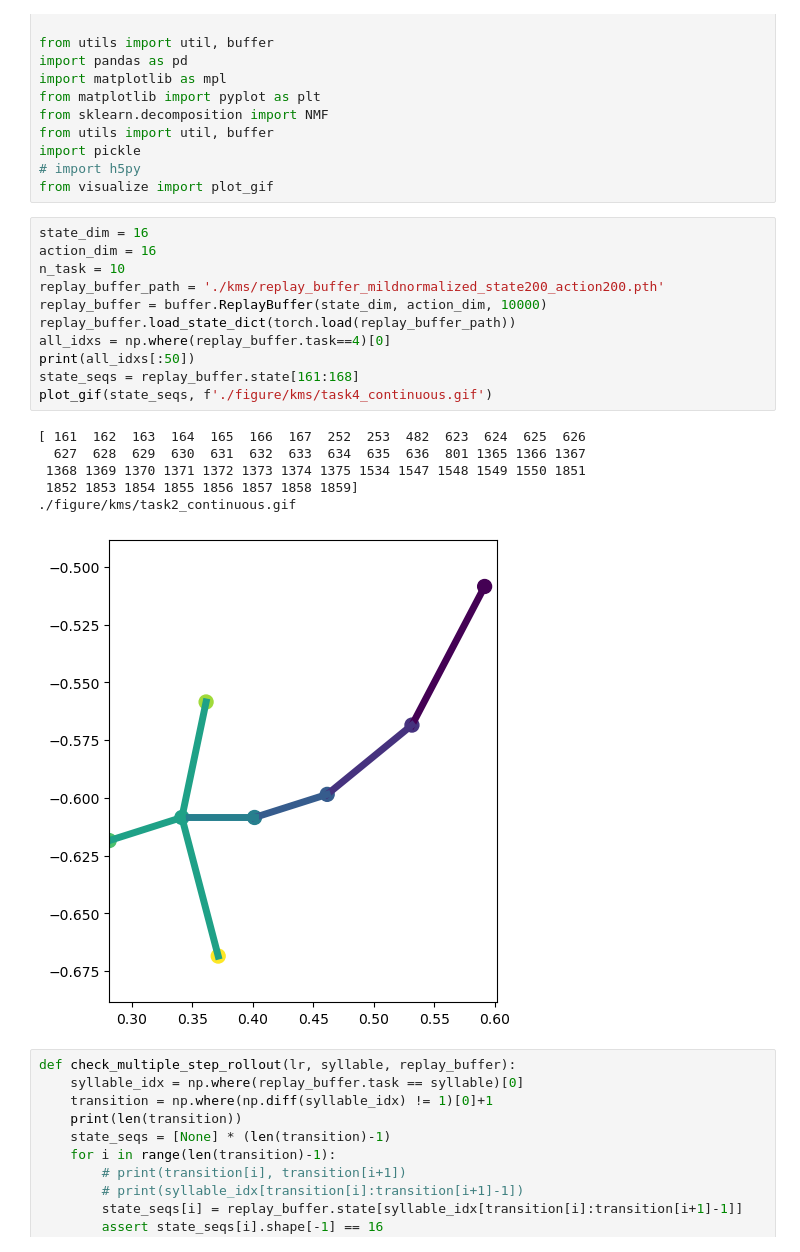
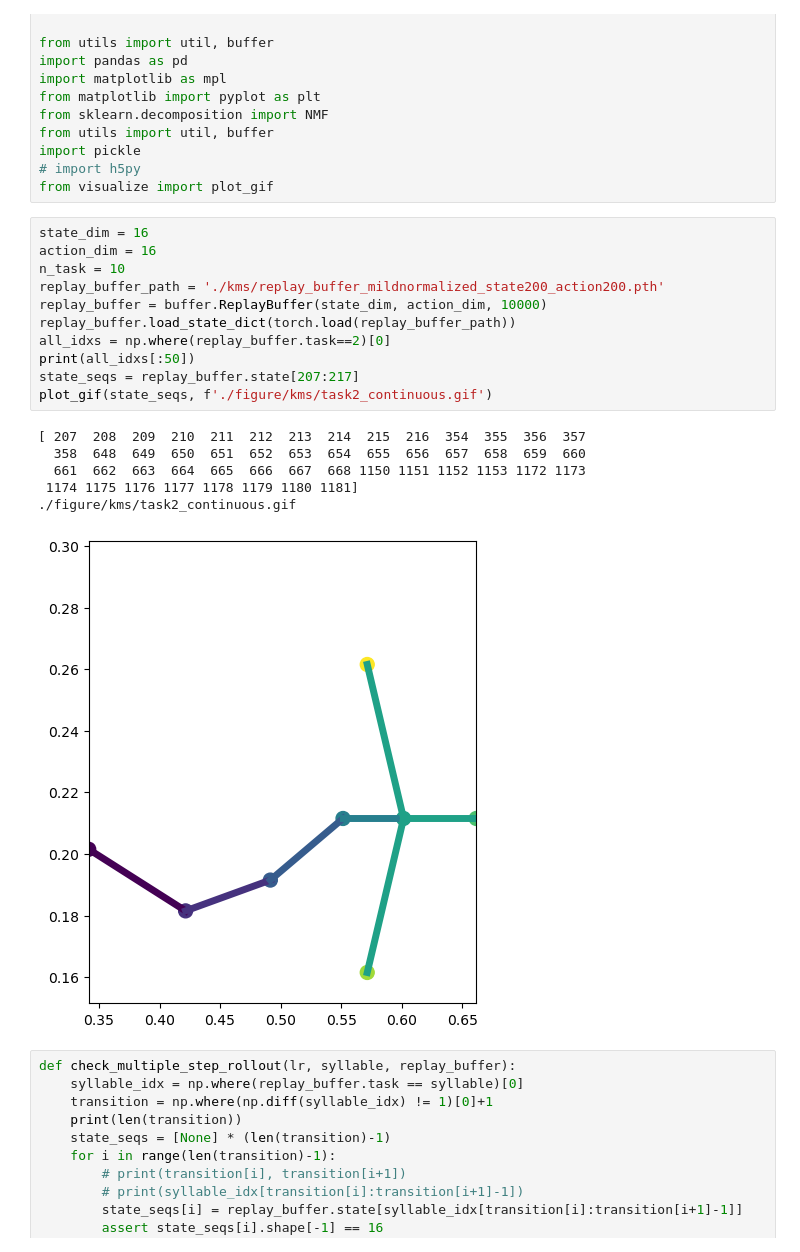
Before and after one commit to G1NO3/Rat7m-SPEDER, a Jupyter notebook: simulation.ipynb, the cells around one changed output. Saved outputs shown, nothing was run; the diff lists cells and outputs as text.

```diff
--- a/simulation.ipynb
+++ b/simulation.ipynb
@@ -18,21 +18,21 @@ from visualize import plot_gif
 # %%
 state_dim = 16
 action_dim = 16
 n_task = 10
 replay_buffer_path = './kms/replay_buffer_mildnormalized_state200_action200.pth'
 replay_buffer = buffer.ReplayBuffer(state_dim, action_dim, 10000)
 replay_buffer.load_state_dict(torch.load(replay_buffer_path))
-all_idxs = np.where(replay_buffer.task==4)[0]
+all_idxs = np.where(replay_buffer.task==2)[0]
 print(all_idxs[:50])
-state_seqs = replay_buffer.state[161:168]
-plot_gif(state_seqs, f'./figure/kms/task4_continuous.gif')
+state_seqs = replay_buffer.state[207:217]
+plot_gif(state_seqs, f'./figure/kms/task2_continuous.gif')
 # %% [output]
-[ 161  162  163  164  165  166  167  252  253  482  623  624  625  626
-  627  628  629  630  631  632  633  634  635  636  801 1365 1366 1367
- 1368 1369 1370 1371 1372 1373 1374 1375 1534 1547 1548 1549 1550 1851
- 1852 1853 1854 1855 1856 1857 1858 1859]
+[ 207  208  209  210  211  212  213  214  215  216  354  355  356  357
+  358  648  649  650  651  652  653  654  655  656  657  658  659  660
+  661  662  663  664  665  666  667  668 1150 1151 1152 1153 1172 1173
+ 1174 1175 1176 1177 1178 1179 1180 1181]
 ./figure/kms/task2_continuous.gif
-[figure, old version]
+[figure, new version]
 # %%
 def check_multiple_step_rollout(lr, syllable, replay_buffer):
     syllable_idx = np.where(replay_buffer.task == syllable)[0]
```
Also changed, not shown: 4 other files.
